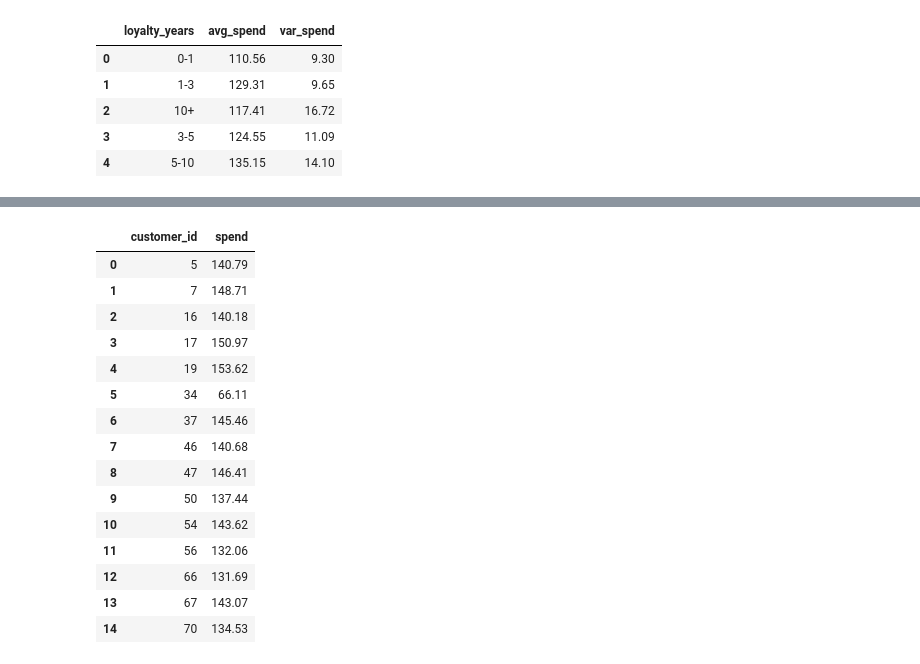
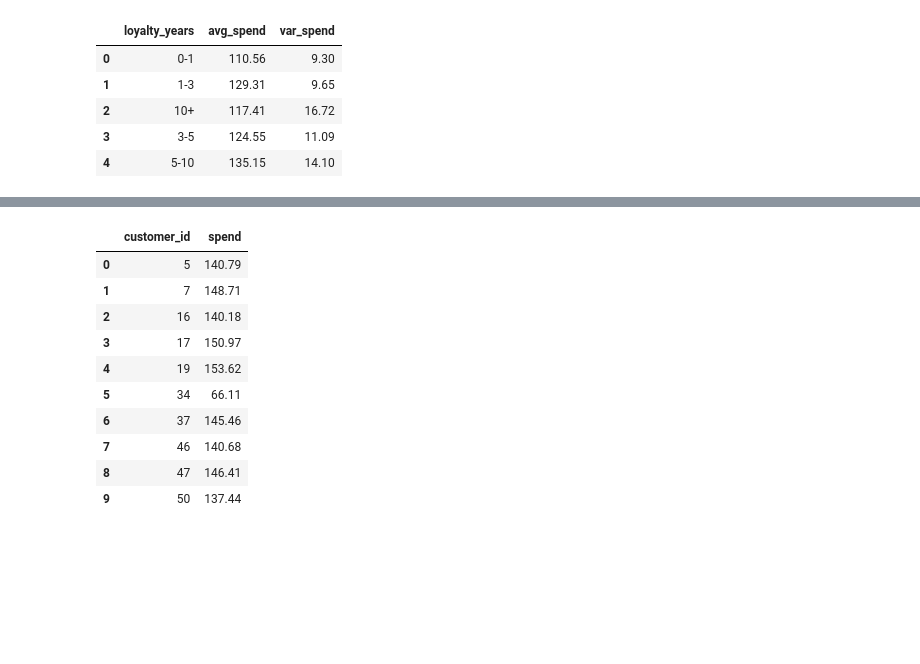
Before and after one commit to beulahn99/Data-Portfolio, a Jupyter notebook: Supermarket Loyalty/workspace/notebook.ipynb, the cells around one changed output, grey strips where cells are left out. Cells and saved outputs as stored; diff of their text form; code cells hidden in the pictures; blank space fills up the shorter version.

```diff
--- a/Supermarket Loyalty/workspace/notebook.ipynb
+++ b/Supermarket Loyalty/workspace/notebook.ipynb
@@ -230,36 +312,31 @@ comparison_pipeline = Pipeline(steps=[
 ])
 
 # Fit the comparison model
 comparison_pipeline.fit(X_train, y_train)
 
 # Predict the spend for the test data using the comparison model
 comparison_predictions = comparison_pipeline.predict(X_test)
 
 # Create the output dataframe for comparison model predictions
 compare_result = pd.DataFrame({
     'customer_id': test_data['customer_id'],
     'spend': comparison_predictions
 })
 
 # Round the predicted spend to 2 decimal places
 compare_result['spend'] = compare_result['spend'].round(2)
 
 # Display the compare_result dataframe
-compare_result.head(15)
+compare_result.head(10)
 # %% [output]
 |  | customer_id | spend |
 | 0 | 5 | 140.79 |
 | 1 | 7 | 148.71 |
 | 2 | 16 | 140.18 |
 | 3 | 17 | 150.97 |
 | 4 | 19 | 153.62 |
 | 5 | 34 | 66.11 |
 | 6 | 37 | 145.46 |
 | 7 | 46 | 140.68 |
 | 8 | 47 | 146.41 |
 | 9 | 50 | 137.44 |
-| 10 | 54 | 143.62 |
-| 11 | 56 | 132.06 |
-| 12 | 66 | 131.69 |
-| 13 | 67 | 143.07 |
-| 14 | 70 | 134.53 |
```
Also changed, not shown: parts of 15 cells of this notebook.
